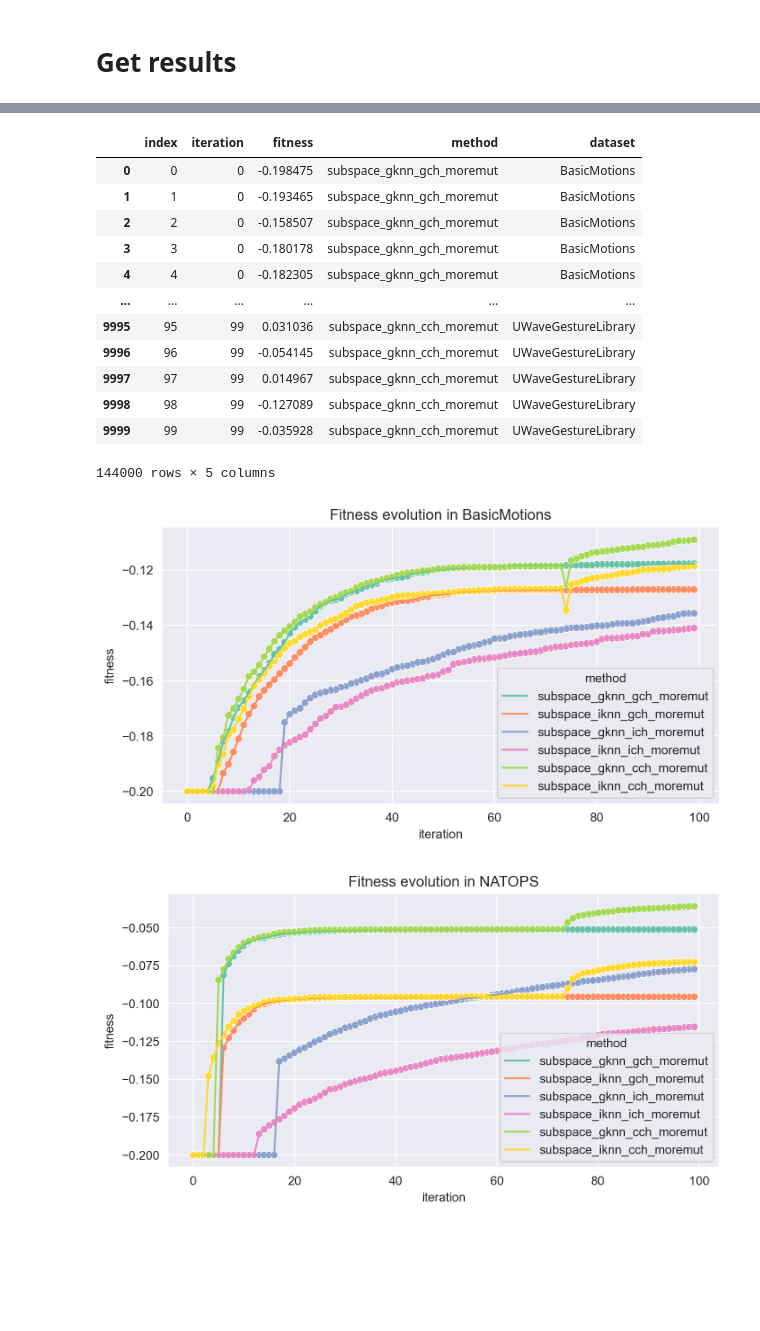
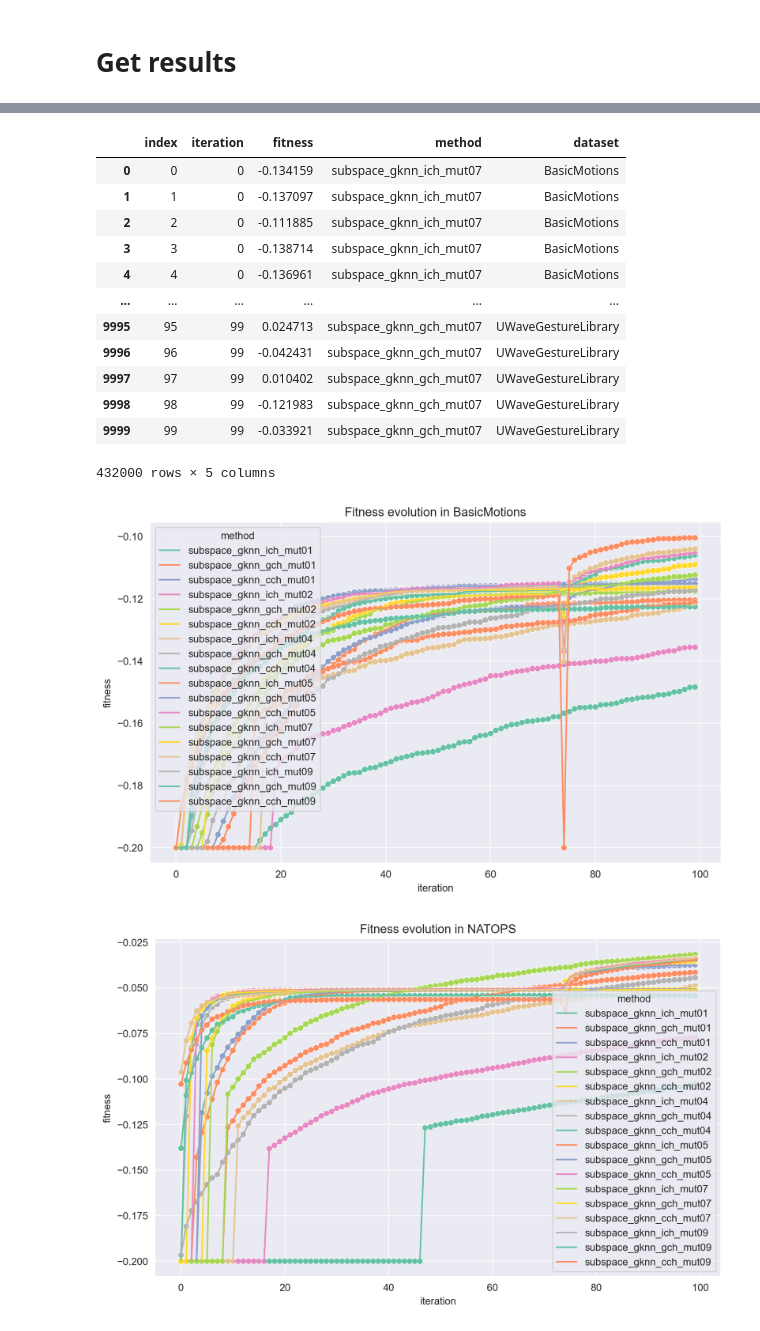
Before and after one commit to MarioRefoyo/Multi-SpaCE, a Jupyter notebook: experiments/evaluation/convergence_analysis.ipynb, the cells around one changed output, grey strips where cells are left out. Drawn from its saved outputs; the diff is of its cells as text; code cells hidden in the pictures; blank space fills up the shorter version.

Commit message:
Search of mutation parameter

```diff
--- a/experiments/evaluation/convergence_analysis.ipynb
+++ b/experiments/evaluation/convergence_analysis.ipynb
@@ -38,24 +38,33 @@ methods = {
     # "8c29354f168b9852a05523a7c26ab0f4acb30e9b": "subspace_iknn_gch_ios",
     # "b93fe63854fe36f62900cbcae1c00ad499d41f74": "subspace_iknn_ich_ios",
 
-    # Sub-SpaCE v2 para fine tuning con optimizacion con canales independientes
-    # "316686353c28547589d494bcc886c8334329b14e": "subspace_gknn_gch",
+    # Sub-SpaCE v2 con NUN sinteticos
     # "0f31693cb3d17afd3d67191e82e2bca887075ee6": "subspace_gknn_gch_moremut",
-    # "76f8a8271b7ba6d171b7383bce7bbf4d9286d78c": "subspace_gknn_gch_moreit",
-    # "bba03e82f6c718e1466a06087dd99606de229b40": "subspace_gknn_ich",
+    # "988e9ee7e36478e6b02628f6fd15e8f6fdabce63": "subspace_iknn_gch_moremut",
     # "a246def090b506ff8ba41e861e0464493233b9d1": "subspace_gknn_ich_moremut",
-    # "d3b12b6ac5e2ab4e68901859273a55edb14d5590": "subspace_gknn_ich_moreit",
-    # "cfbb6793595875fa49b7becafefa2ff2df33a2f6": "subspace_gknn_cch",
+    # "de59140e133b8214d6fd39630d49420f41f2f395": "subspace_iknn_ich_moremut",
     # "e4a8da55a30853287350d3540873bcb91cb50b70": "subspace_gknn_cch_moremut",
-    # "fe0be96f08c5d37950f7ae2c50d7f81fc050c185": "subspace_gknn_cch_moreit",
+    # "af3bb75a4e9d84bc4cb545b21941e6750ce17b45": "subspace_iknn_cch_moremut",
 
-    # Sub-SpaCE v2 con NUN sinteticos
-    "0f31693cb3d17afd3d67191e82e2bca887075ee6": "subspace_gknn_gch_moremut",
-    "988e9ee7e36478e6b02628f6fd15e8f6fdabce63": "subspace_iknn_gch_moremut",
-    "a246def090b506ff8ba41e861e0464493233b9d1": "subspace_gknn_ich_moremut",
-    "de59140e133b8214d6fd39630d49420f41f2f395": "subspace_iknn_ich_moremut",
-    "e4a8da55a30853287350d3540873bcb91cb50b70": "subspace_gknn_cch_moremut",
-    "af3bb75a4e9d84bc4cb545b21941e6750ce17b45": "subspace_iknn_cch_moremut",
+    # Sub-SpaCE v2 mutation study
+    "a39f776a35cfd7c4530ed4c8f104fcef9b650512": "subspace_gknn_ich_mut01",
+    "99b876d673ecb07aa65860859a2f6467617b8c86": "subspace_gknn_gch_mut01",
+    "7469da9fdf840b4b4c2b38bc4bc9111016b32de5": "subspace_gknn_cch_mut01",
+    "db736bc9c4068ecbfbc96a90e98dc0eb3efbaa92": "subspace_gknn_ich_mut02",
+    "cbbcedcb6d9fd15f864bcc72209e990664f578cc": "subspace_gknn_gch_mut02",
+    "3a2f5d028e5e5ee1637634010ddab48db711879f": "subspace_gknn_cch_mut02",
+    "e702bb244e58da0e7ebbc277bb04c45fb09118aa": "subspace_gknn_ich_mut04",
+    "5643e1c660ae69f41f58f9b71109809ac41d806a": "subspace_gknn_gch_mut04",
+    "d3103c82728b7e2d32be72d2c3029c225869b952": "subspace_gknn_cch_mut04",
+    "6a1225fc4657ca27a9d23ed21050b2fb890175c3": "subspace_gknn_ich_mut05",
+    "41f42efc9de796a8dafc08265dc029d606e452cf": "subspace_gknn_gch_mut05",
+    "2a7b2e8d4df37d7d7ece4e9b45999a3679252362": "subspace_gknn_cch_mut05",
+    "14f1a162dc03f18a16cb1044efd076f3a4fb61a2": "subspace_gknn_ich_mut07",
+    "e76bb3c93b88f711dd5d25a3ac5704c3bf98b4cf": "subspace_gknn_gch_mut07",
+    "e58d4a60e2c54feed0add715c4c3b28afbb37969": "subspace_gknn_cch_mut07",
+    "6d734428c0fea87d3327bea1408b47c483d33e9e": "subspace_gknn_ich_mut09",
+    "e347534c7eb328d5ddafe940f724a02f9a14ec80": "subspace_gknn_gch_mut09",
+    "b945f3452ca7deb539f84c45d6c6202e75563c55": "subspace_gknn_cch_mut09",
 }
 # %% [markdown]
 # Get results
@@ -157,36 +165,36 @@ subspace_gknn_cch_moremut
 all_fitness_curves_df
 # %% [output]
 |  | index | iteration | fitness | method | dataset |
-| 0 | 0 | 0 | -0.198475 | subspace_gknn_gch_moremut | BasicMotions |
-| 1 | 1 | 0 | -0.193465 | subspace_gknn_gch_moremut | BasicMotions |
-| 2 | 2 | 0 | -0.158507 | subspace_gknn_gch_moremut | BasicMotions |
-| 3 | 3 | 0 | -0.180178 | subspace_gknn_gch_moremut | BasicMotions |
-| 4 | 4 | 0 | -0.182305 | subspace_gknn_gch_moremut | BasicMotions |
+| 0 | 0 | 0 | -0.134159 | subspace_gknn_ich_mut07 | BasicMotions |
+| 1 | 1 | 0 | -0.137097 | subspace_gknn_ich_mut07 | BasicMotions |
+| 2 | 2 | 0 | -0.111885 | subspace_gknn_ich_mut07 | BasicMotions |
+| 3 | 3 | 0 | -0.138714 | subspace_gknn_ich_mut07 | BasicMotions |
+| 4 | 4 | 0 | -0.136961 | subspace_gknn_ich_mut07 | BasicMotions |
 | ... | ... | ... | ... | ... | ... |
-| 9995 | 95 | 99 | 0.031036 | subspace_gknn_cch_moremut | UWaveGestureLibrary |
-| 9996 | 96 | 99 | -0.054145 | subspace_gknn_cch_moremut | UWaveGestureLibrary |
-| 9997 | 97 | 99 | 0.014967 | subspace_gknn_cch_moremut | UWaveGestureLibrary |
-| 9998 | 98 | 99 | -0.127089 | subspace_gknn_cch_moremut | UWaveGestureLibrary |
-| 9999 | 99 | 99 | -0.035928 | subspace_gknn_cch_moremut | UWaveGestureLibrary |
+| 9995 | 95 | 99 | 0.024713 | subspace_gknn_gch_mut07 | UWaveGestureLibrary |
+| 9996 | 96 | 99 | -0.042431 | subspace_gknn_gch_mut07 | UWaveGestureLibrary |
+| 9997 | 97 | 99 | 0.010402 | subspace_gknn_gch_mut07 | UWaveGestureLibrary |
+| 9998 | 98 | 99 | -0.121983 | subspace_gknn_gch_mut07 | UWaveGestureLibrary |
+| 9999 | 99 | 99 | -0.033921 | subspace_gknn_gch_mut07 | UWaveGestureLibrary |
-144000 rows × 5 columns
+432000 rows × 5 columns
 # %%
 import seaborn as sns
 
 aux_df = all_fitness_curves_df.copy()
 methods_order = dict(zip(list(methods.values()), list(range(len(methods)))))
 
 for dataset in DATASETS:
     dataset_fitness_df = aux_df[aux_df['dataset'] == dataset]
     dataset_fitness_mean_df = dataset_fitness_df.groupby(['iteration', 'method'])['fitness'].mean().reset_index()
     dataset_fitness_mean_df['method_ord'] = dataset_fitness_mean_df['method'].map(methods_order)
     dataset_fitness_mean_df = dataset_fitness_mean_df.sort_values('method_ord', ascending=True)
     # Clip values for visualization
     dataset_fitness_mean_df['fitness'].clip(lower=-0.2, upper=None, inplace=True)
 
-    plt.figure(figsize=(8, 4), dpi=200)
+    plt.figure(figsize=(10, 6), dpi=200)
     sns.lineplot(data=dataset_fitness_mean_df, x="iteration", y="fitness", hue="method", palette="Set2").set_title(f'Fitness evolution in {dataset}')
     sns.scatterplot(data=dataset_fitness_mean_df, x="iteration", y="fitness", hue="method", palette="Set2", legend=False)
     plt.show()
 # %% [output]
-[figure, old version]
+[figure, new version]
-[figure, old version]
+[figure, new version]
```
Also changed, not shown: parts of 2 cells of this notebook, 4 other files.
